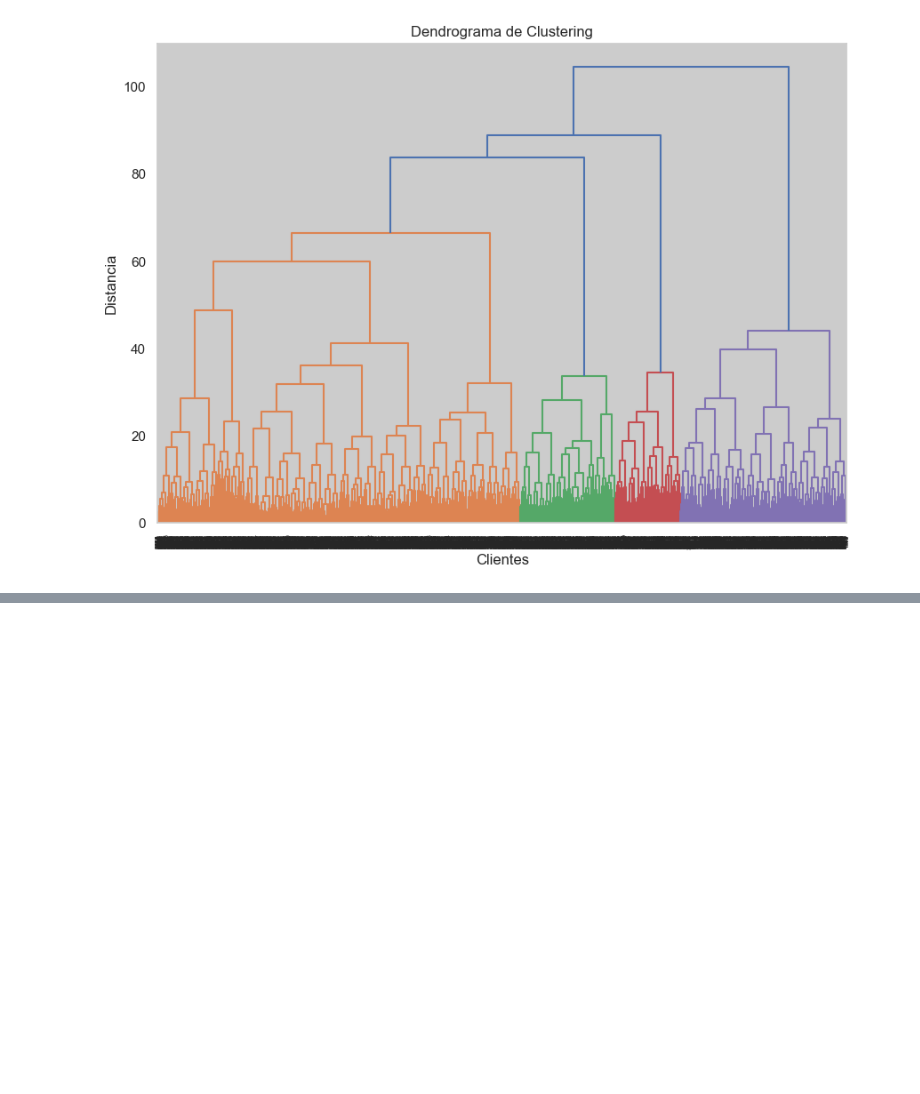
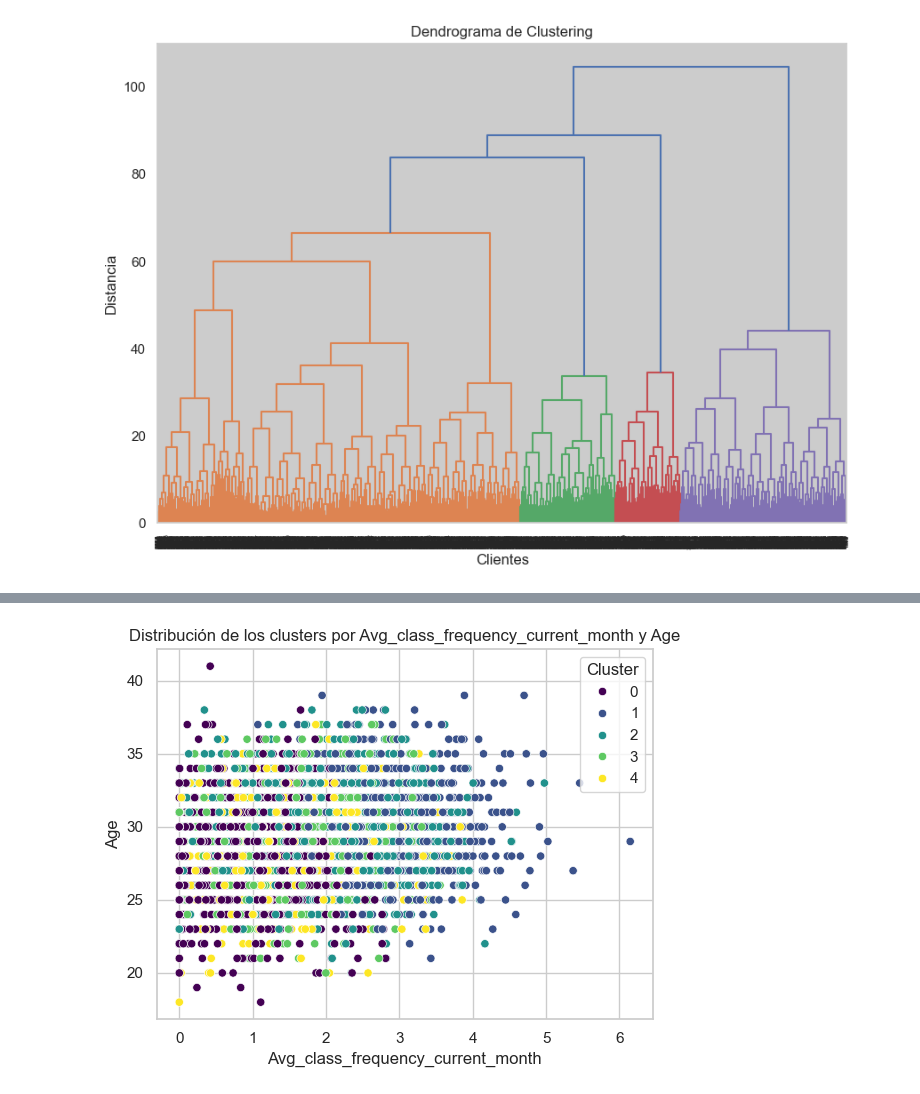
Before and after one commit to DavidRC-Ing/Project_MODEL_FITNESS, a Jupyter notebook: Project_GYM.ipynb, the cells around one changed output, grey strips where cells are left out. Cells and saved outputs as stored; diff of their text form; code cells hidden in the pictures; blank space fills up the shorter version.

```diff
--- a/Project_GYM.ipynb
+++ b/Project_GYM.ipynb
@@ -431,0 +466,4 @@ Cluster
+# %%
+clusters_plot(data,'Avg_class_frequency_current_month','Age','Cluster')
+# %% [output]
+[figure, added]
```
Also changed, not shown: parts of 13 cells of this notebook.
